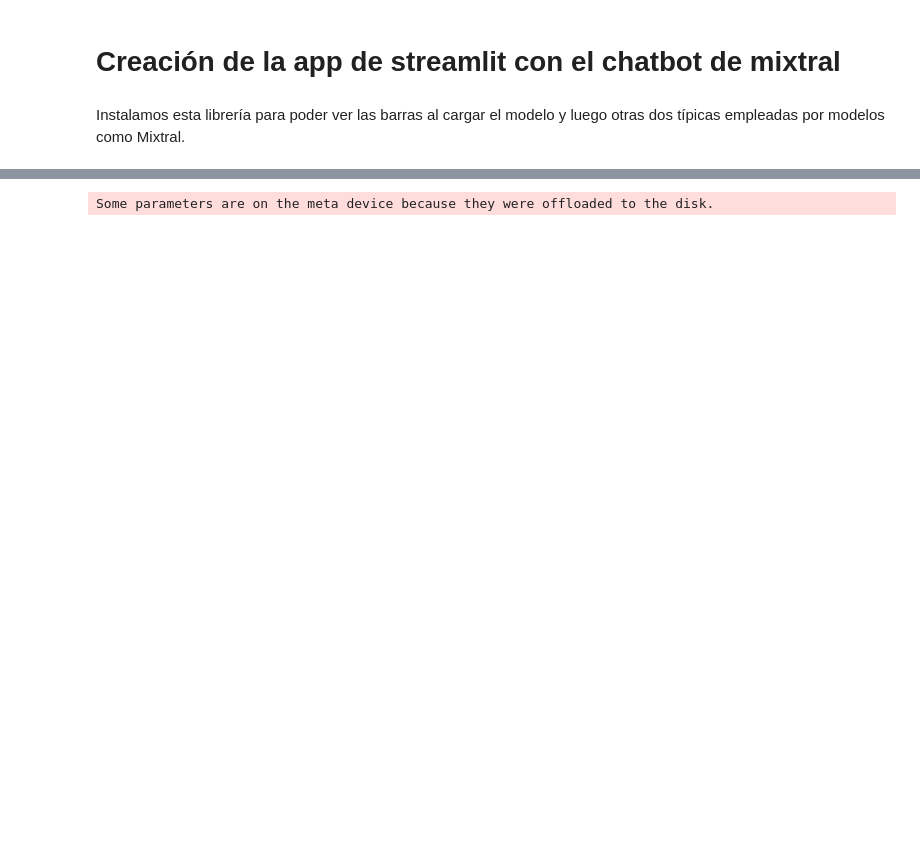
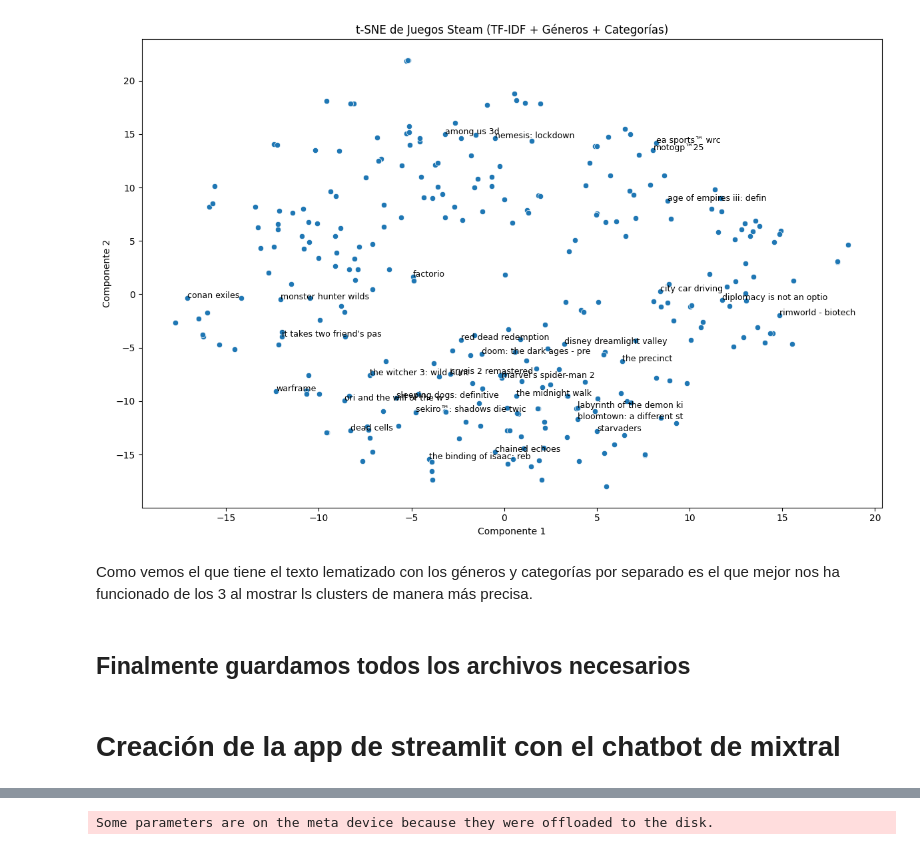
Before and after one commit to Mr-ion77/steam-reviewing, a Jupyter notebook: Recomendador.ipynb, the cells around one changed output, grey strips where cells are left out. Saved outputs shown, nothing was run; the diff lists cells and outputs as text; code cells hidden in the pictures; blank space fills up the shorter version.

```diff
--- a/Recomendador.ipynb
+++ b/Recomendador.ipynb
@@ -227,0 +346,33 @@ En vista de los dos resultados se decide proceder con el primer método.
+# %%
+from sklearn.manifold import TSNE
+import matplotlib.pyplot as plt
+import seaborn as sns
+import numpy as np
+
+# Reducimos la dimensionalidad con t-SNE
+sample_size = 300  # puedes ajustarlo para más juegos
+np.random.seed(42)
+sample_indices = np.random.choice(combined_features.shape[0], size=sample_size, replace=False)
+
+tsne = TSNE(n_components=2, random_state=42, perplexity=30)
+reduced_tsne = tsne.fit_transform(combined_features[sample_indices].toarray())
+
+# Preparamos los títulos recortados para visualización
+sample_titles = juegos_df.iloc[sample_indices]['game_title'].fillna("Desconocido").str[:25]
+
+# Visualización
+plt.figure(figsize=(12, 8))
+sns.scatterplot(x=reduced_tsne[:, 0], y=reduced_tsne[:, 1])
+for i in range(0, sample_size, 10):  # muestra algunos nombres cada N puntos
+    plt.text(reduced_tsne[i, 0], reduced_tsne[i, 1], sample_titles.iloc[i], fontsize=9)
+plt.title("t-SNE de Juegos Steam (TF-IDF + Géneros + Categorías)")
+plt.xlabel("Componente 1")
+plt.ylabel("Componente 2")
+plt.tight_layout()
+plt.show()
+# %% [output]
+[figure, added]
+# %% [markdown]
+Como vemos el que tiene el texto lematizado con los géneros y categorías por separado es el que mejor nos ha funcionado de los 3 al mostrar ls clusters de manera más precisa.
+# %% [markdown]
+## Finalmente guardamos todos los archivos necesarios
@@ -228,4 +393,2 @@ En vista de los dos resultados se decide proceder con el primer método.
 # %% [markdown]
 # Creación de la app de streamlit con el chatbot de mixtral
-# %% [markdown]
-Instalamos esta librería para poder ver las barras al cargar el modelo y luego otras dos típicas empleadas por modelos como Mixtral.
```
Also changed, not shown: parts of 38 cells of this notebook, 5 other files.
